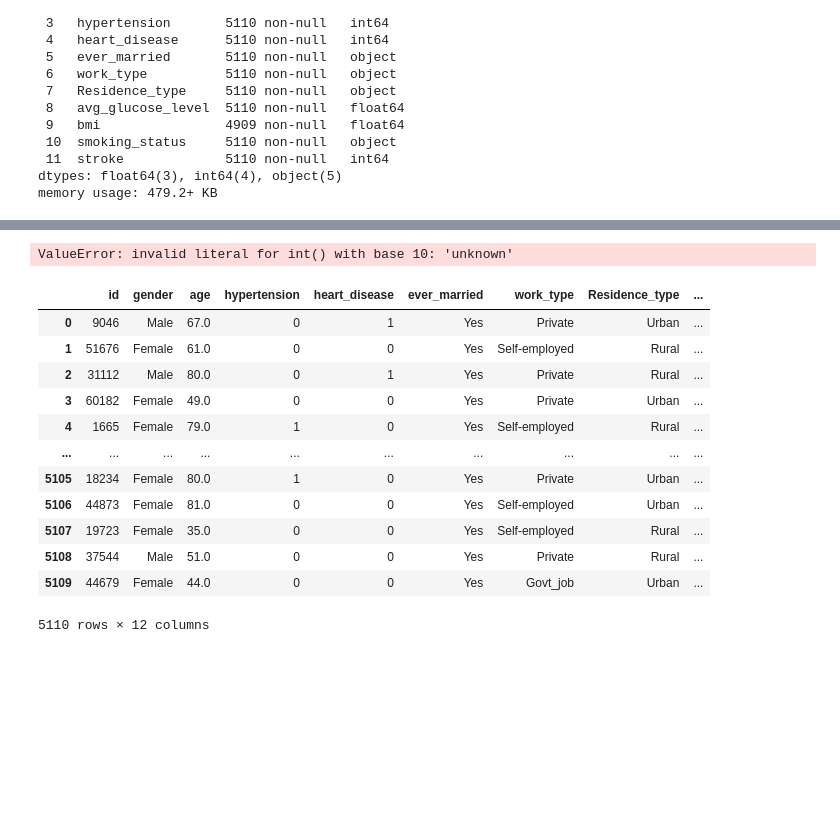
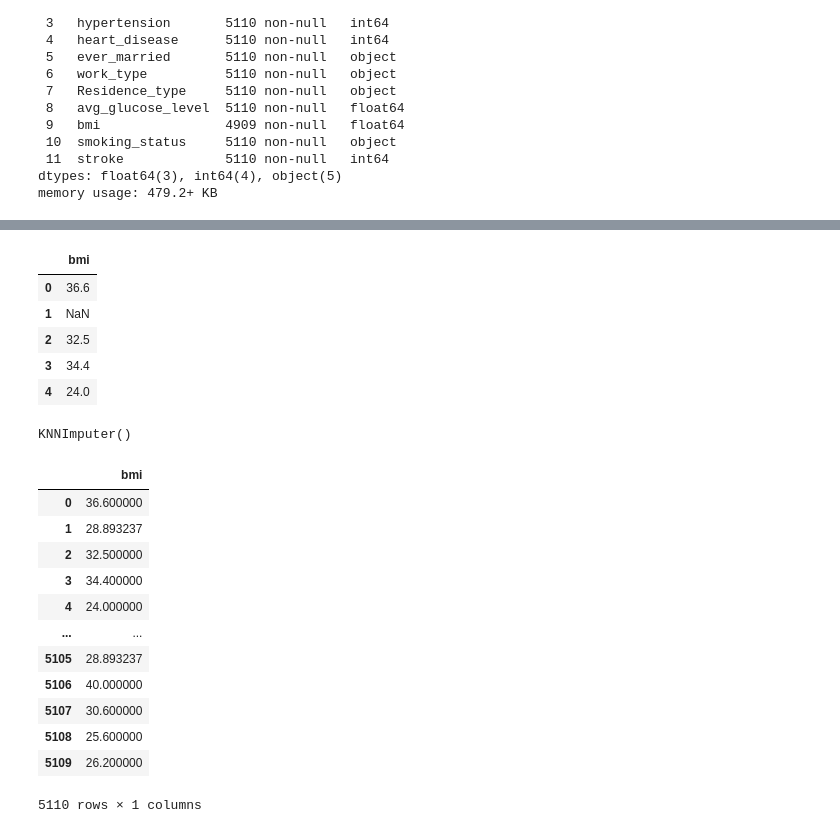
Before and after one commit to semingrai/Stroke-Prediction, a Jupyter notebook: stroke.ipynb, the cells around one changed output, grey strips where cells are left out. Cells and saved outputs as stored; diff of their text form; code cells hidden in the pictures; blank space fills up the shorter version.

```diff
--- a/stroke.ipynb
+++ b/stroke.ipynb
@@ -73,28 +59,41 @@ data
 # %%
-categorical = ['gender', 'ever_married', 'work_type', 'Residence_type', 'smoking_status']
-numerical = ['age', 'hypertension', 'heart_disease', 'avg_glucose_level', 'bmi']
-data.bmi = data.bmi.fillna('unknown')
-
-data = pd.get_dummies(data, columns=['work_type', 'ever_married', 'Residence_type', 'smoking_status', 'gender'])
-data = data.astype(int)
+#setting NaN column
+bmi = ['bmi']
+data_bmi = data.loc[: , bmi]
-# %% [output]
-ValueError: invalid literal for int() with base 10: 'unknown'
 # %%
-data
+data_bmi.head()
 # %% [output]
-|  | id | gender | age | hypertension | heart_disease | ever_married | work_type | Residence_type | ... |
-| 0 | 9046 | Male | 67.0 | 0 | 1 | Yes | Private | Urban | ... |
-| 1 | 51676 | Female | 61.0 | 0 | 0 | Yes | Self-employed | Rural | ... |
-| 2 | 31112 | Male | 80.0 | 0 | 1 | Yes | Private | Rural | ... |
-| 3 | 60182 | Female | 49.0 | 0 | 0 | Yes | Private | Urban | ... |
-| 4 | 1665 | Female | 79.0 | 1 | 0 | Yes | Self-employed | Rural | ... |
-| ... | ... | ... | ... | ... | ... | ... | ... | ... | ... |
-| 5105 | 18234 | Female | 80.0 | 1 | 0 | Yes | Private | Urban | ... |
-| 5106 | 44873 | Female | 81.0 | 0 | 0 | Yes | Self-employed | Urban | ... |
-| 5107 | 19723 | Female | 35.0 | 0 | 0 | Yes | Self-employed | Rural | ... |
-| 5108 | 37544 | Male | 51.0 | 0 | 0 | Yes | Private | Rural | ... |
-| 5109 | 44679 | Female | 44.0 | 0 | 0 | Yes | Govt_job | Urban | ... |
+|  | bmi |
+| 0 | 36.6 |
+| 1 | NaN |
+| 2 | 32.5 |
+| 3 | 34.4 |
+| 4 | 24.0 |
-5110 rows × 12 columns
 # %%
-import matplotlib.pyplot as plt
-import seaborn as sns
+#Using KNN classifier to train and replace bmi NaN values
+from sklearn.impute import KNNImputer
+import numpy as np
+imp = KNNImputer(missing_values = np.nan, n_neighbors = 5)
+#training the data with KNN
+imp.fit(data_bmi)
+# %% [output]
+KNNImputer()
+# %%
+#Replacing the NaN values with predicted values using transform based off of 5 nearest neighbors and creating a new DataFrame for it
+data_bmi = imp.transform(data_bmi)
+data_bmi = pd.DataFrame(data_bmi, columns = bmi)
+data_bmi
+# %% [output]
+|  | bmi |
+| 0 | 36.600000 |
+| 1 | 28.893237 |
+| 2 | 32.500000 |
+| 3 | 34.400000 |
+| 4 | 24.000000 |
+| ... | ... |
+| 5105 | 28.893237 |
+| 5106 | 40.000000 |
+| 5107 | 30.600000 |
+| 5108 | 25.600000 |
+| 5109 | 26.200000 |
+5110 rows × 1 columns
```
Also changed, not shown: parts of 8 cells of this notebook.
